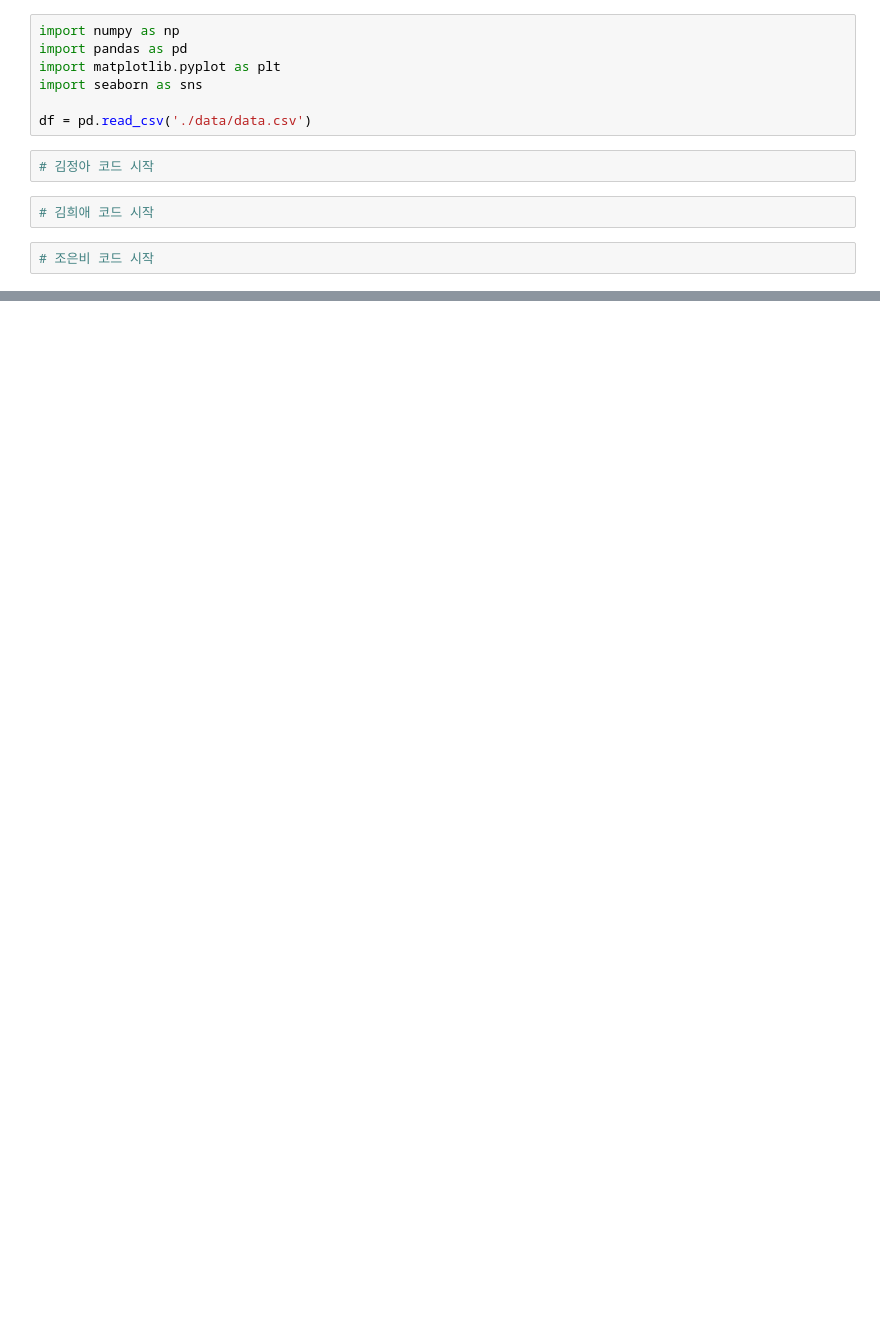
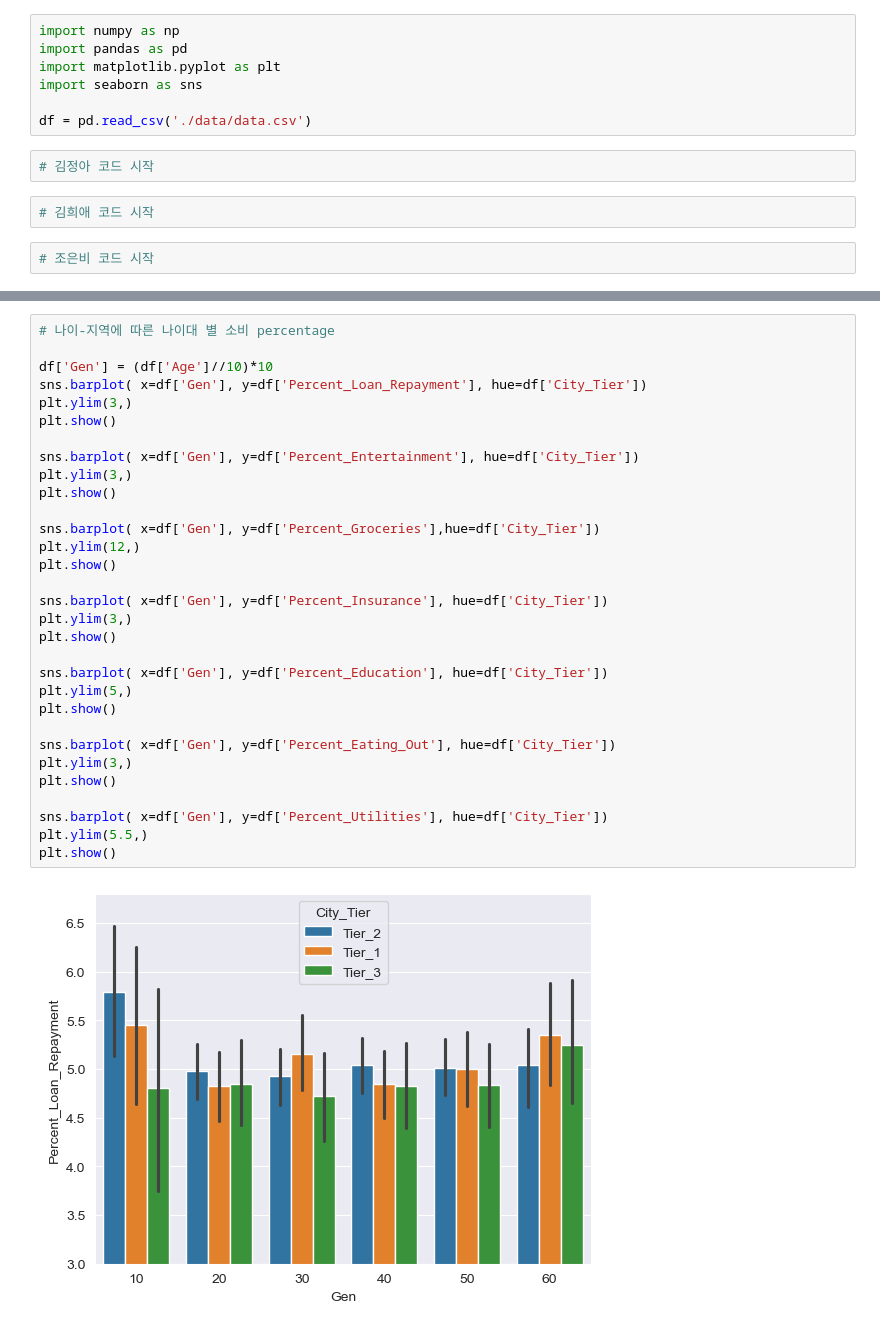
Before and after one commit to encore-ai-240909/eda_workspace, a Jupyter notebook: K3J1/EDA_notebook.ipynb, the cells around one changed output, grey strips where cells are left out. Saved outputs shown, nothing was run; the diff lists cells and outputs as text; blank space fills up the shorter version.

```diff
--- a/K3J1/EDA_notebook.ipynb
+++ b/K3J1/EDA_notebook.ipynb
@@ -15,0 +153,33 @@ df = pd.read_csv('./data/data.csv')
+# %%
+# 나이-지역에 따른 나이대 별 소비 percentage
+
+df['Gen'] = (df['Age']//10)*10
+sns.barplot( x=df['Gen'], y=df['Percent_Loan_Repayment'], hue=df['City_Tier'])
+plt.ylim(3,)
+plt.show()
+
+sns.barplot( x=df['Gen'], y=df['Percent_Entertainment'], hue=df['City_Tier'])
+plt.ylim(3,)
+plt.show()
+
+sns.barplot( x=df['Gen'], y=df['Percent_Groceries'],hue=df['City_Tier'])
+plt.ylim(12,)
+plt.show()
+
+sns.barplot( x=df['Gen'], y=df['Percent_Insurance'], hue=df['City_Tier'])
+plt.ylim(3,)
+plt.show()
+
+sns.barplot( x=df['Gen'], y=df['Percent_Education'], hue=df['City_Tier'])
+plt.ylim(5,)
+plt.show()
+
+sns.barplot( x=df['Gen'], y=df['Percent_Eating_Out'], hue=df['City_Tier'])
+plt.ylim(3,)
+plt.show()
+
+sns.barplot( x=df['Gen'], y=df['Percent_Utilities'], hue=df['City_Tier'])
+plt.ylim(5.5,)
+plt.show()
+# %% [output]
+[figure, added]
```
Also changed, not shown: parts of 6 cells of this notebook, 1 other file.
